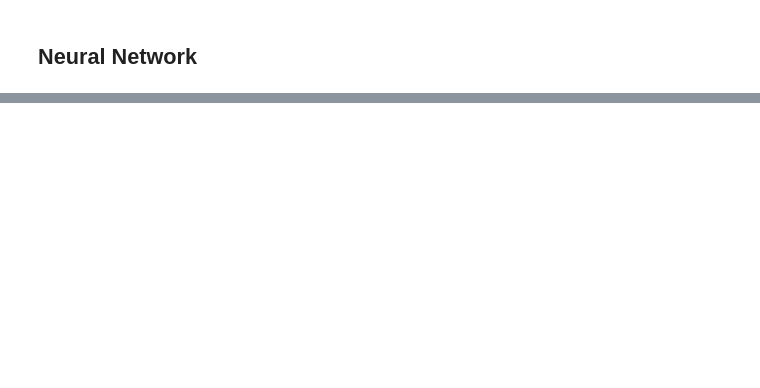
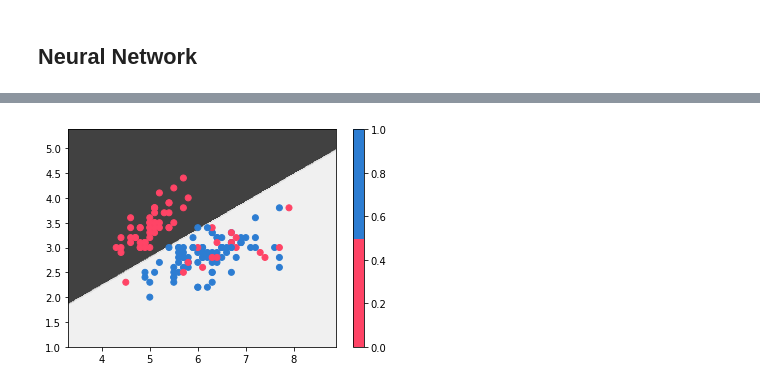
Before and after one commit to neerajp99/neural_network, a Jupyter notebook: neural_net.ipynb, the cells around one changed output, grey strips where cells are left out. Drawn from its saved outputs; the diff is of its cells as text; code cells hidden in the pictures; blank space fills up the shorter version.

Commit message:
Modified with decision boundary

```diff
--- a/neural_net.ipynb
+++ b/neural_net.ipynb
@@ -146,0 +181,37 @@ ACCURACY 86.66666666666667
+# %%
+# Method to predict to capture their prediction of y values
+def predict_values_mesh(X_test, weights):
+    weights_1 = weights[0]
+    weights_2 = weights[1]
+
+    # Forward pass
+    z_1 = np.dot(X_test, weights_1)
+    act_1 = activation_func(z_1)
+    z_2 = np.dot(act_1, weights_2)
+    y_predicted = activation_func(z_2)
+
+    for i, val in enumerate(y_predicted):
+        if val >= 0.5:
+            y_predicted[i] = 1
+        else:
+            y_predicted[i] = 0
+
+    return y_predicted
+# %%
+# Updating the flattened array with a column for bias as weights is of shape (3, 6)
+final_bias_array = np.hstack((np.ones((new_ravel_array.shape[0], 1)), new_ravel_array))
+
+# Return the y-predited values
+y_predicted_new = predict_values_mesh(final_bias_array, weights)
+
+# Reshaping the size with respect to 'xx' shape to plot
+y_predicted_new = y_predicted_new.reshape(xx.shape)
+# %%
+# Plot the decision boundary
+colors=['#ff4466', '#2d7dd2']
+plt.contourf(xx, yy, y_predicted_new, cmap='binary_r', alpha=0.8)
+plt.scatter(X[:, 1], X[:, 2], c=Y[:,0], cmap=matplotlib.colors.ListedColormap(colors))
+plt.colorbar()
+plt.show()
+# %% [output]
+[figure, added]
```
Also changed, not shown: parts of 10 cells of this notebook.
